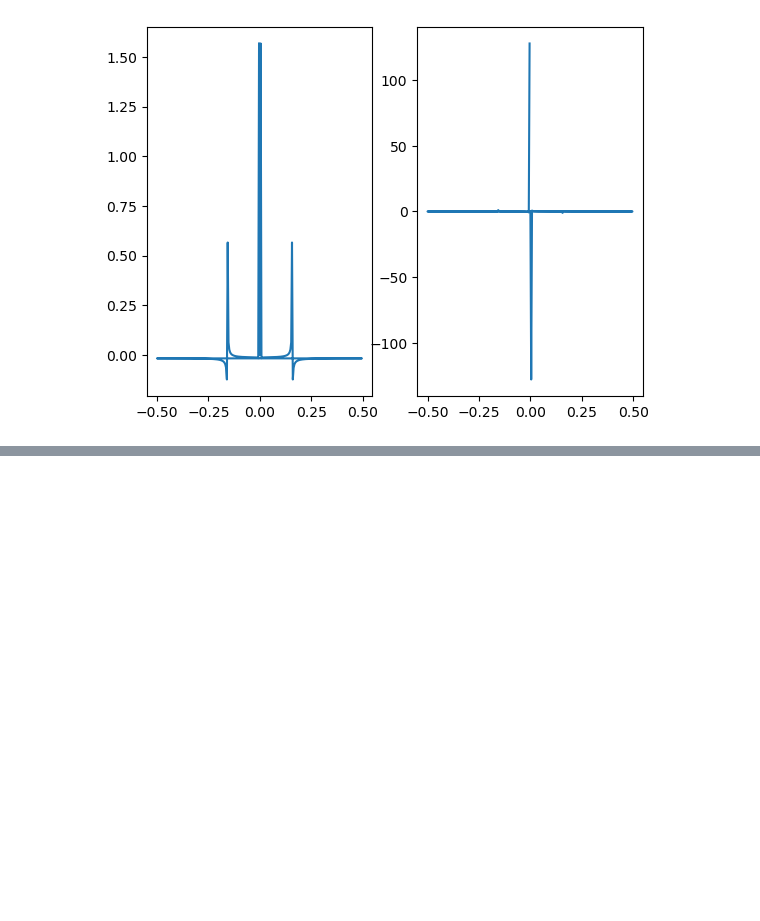
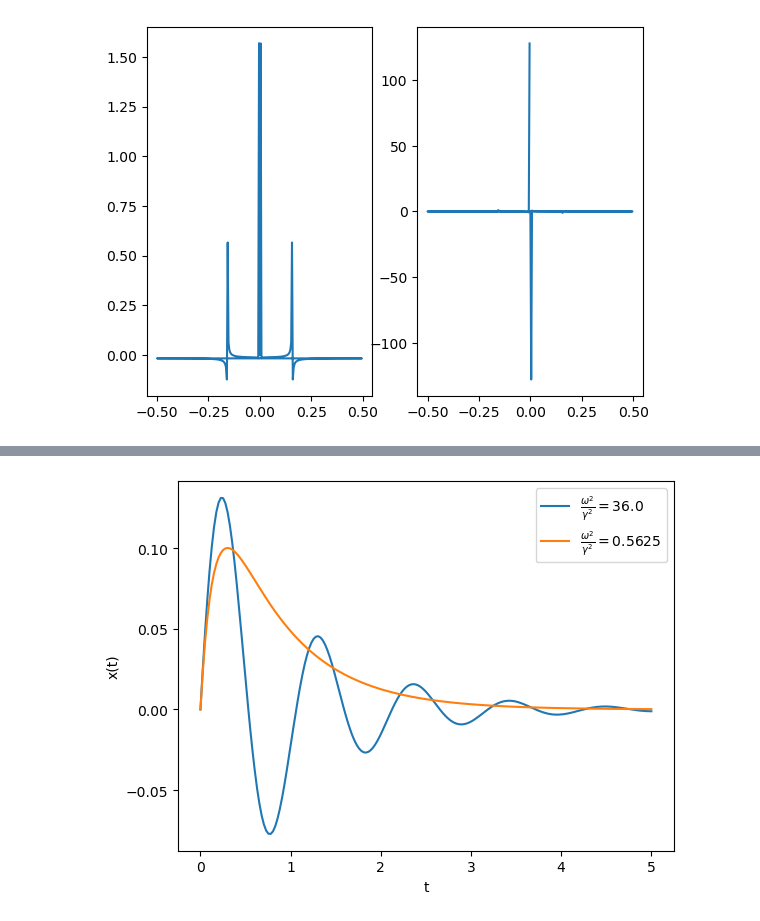
Before and after one commit to ascsn/online-guides, a Jupyter notebook: Math/Complex Numbers - Daniel.ipynb, the cells around one changed output, grey strips where cells are left out. Cells and saved outputs as stored; diff of their text form; code cells hidden in the pictures; blank space fills up the shorter version.

Commit message:
adding differential equation example to complex numbers example

```diff
--- a/Math/Complex Numbers - Daniel.ipynb
+++ b/Math/Complex Numbers - Daniel.ipynb
@@ -109,0 +145,32 @@ ax[1].plot(freq,np.imag(fftEval))
+# %%
+import numpy as np
+import matplotlib.pyplot as plt
+
+# Define function for the exact solution
+def x(t,gamma,omega):
+    n1 = np.exp(-gamma*t)/(2*np.sqrt(gamma**2 - omega**2,dtype=complex))
+    t1 = np.exp(gamma*np.sqrt(1 - omega**2 /gamma**2,dtype=complex)*t)
+    t2 = np.exp(-gamma*np.sqrt(1 - omega**2 /gamma**2,dtype=complex)*t)
+    return n1*(t1 - t2)
+# Define time grid to evaluate x(t) on
+tArr = np.linspace(0,5,200)
+
+# parameters for producing wave solutions
+omega_wave = 6
+gamma_wave = 1
+xArr_wave = x(tArr,gamma_wave,omega_wave)
+
+# parameters for producing exponential solutions
+omega_exp = 3
+gamma_exp = 4
+xArr_exp = x(tArr,gamma_exp,omega_exp)
+
+#plot the two solutions
+plt.plot(tArr,np.real(xArr_wave),label=r'$\frac{\omega^{2}}{\gamma^{2}} = $'+f'{(omega_wave/gamma_wave)**2}')
+plt.plot(tArr,np.real(xArr_exp),label=r'$\frac{\omega^{2}}{\gamma^{2}} =$' +f'{(omega_exp/gamma_exp)**2}')
+plt.legend()
+plt.xlabel('t')
+plt.ylabel('x(t)')
+plt.show()
+# %% [output]
+[figure, added]
```
Also changed, not shown: parts of 3 cells of this notebook.
